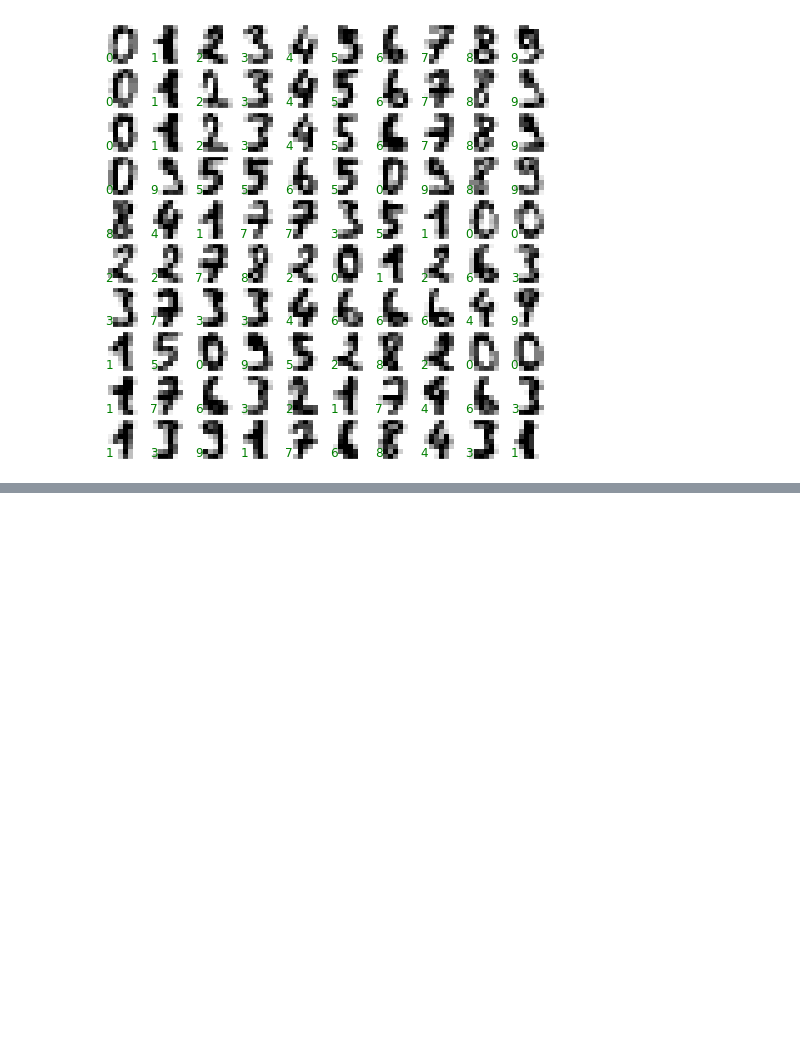
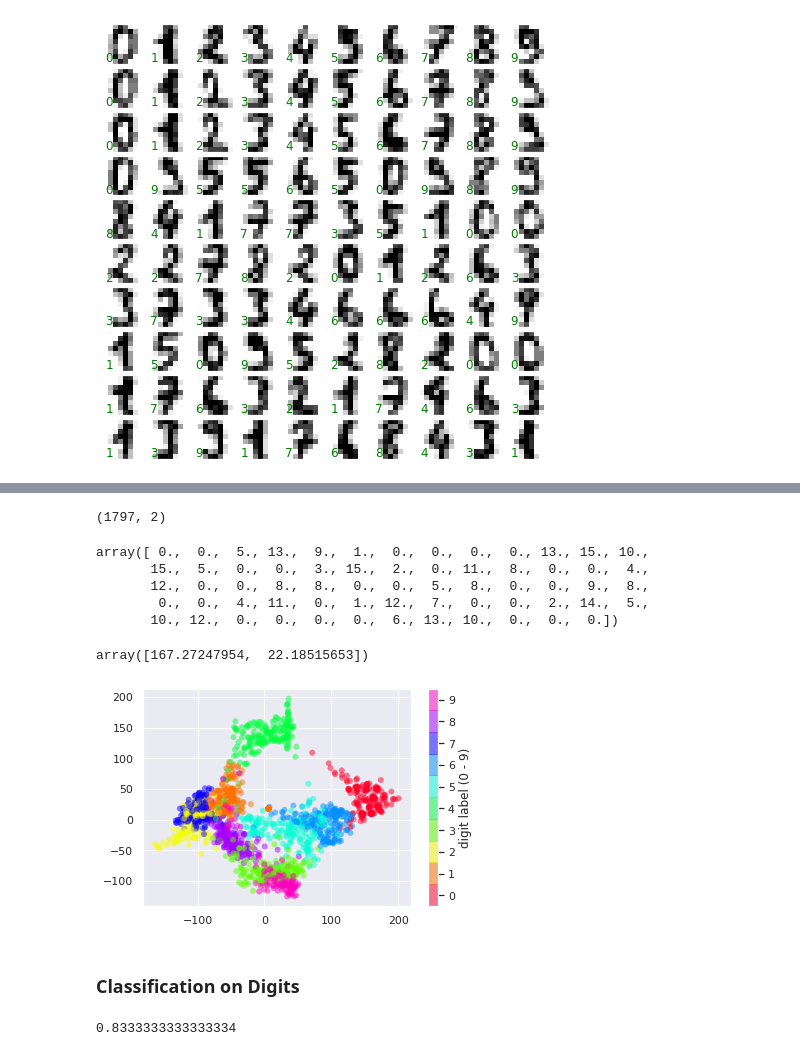
Before and after one commit to finesketch/data_science, a Jupyter notebook: Python_Data_Science_Handbook/05_Machine_Learning.ipynb, the cells around one changed output, grey strips where cells are left out. Cells and saved outputs as stored; diff of their text form; code cells hidden in the pictures; blank space fills up the shorter version.

```diff
--- a/Python_Data_Science_Handbook/05_Machine_Learning.ipynb
+++ b/Python_Data_Science_Handbook/05_Machine_Learning.ipynb
@@ -312,0 +335,34 @@ for i, ax in enumerate(axes.flat):
+# %%
+from sklearn.manifold import Isomap           # 1. choose the model class
+iso = Isomap(n_components=2)                  # 2. instantiate the model with hyperparameters
+iso.fit(digits.data)                          # 3. fit to data
+data_projected = iso.transform(digits.data)   # 4. transform the data to two dimensions
+
+data_projected.shape # (1797, 2)
+# %% [output]
+(1797, 2)
+# %%
+digits.data[0]
+# %% [output]
+array([ 0.,  0.,  5., 13.,  9.,  1.,  0.,  0.,  0.,  0., 13., 15., 10.,
+       15.,  5.,  0.,  0.,  3., 15.,  2.,  0., 11.,  8.,  0.,  0.,  4.,
+       12.,  0.,  0.,  8.,  8.,  0.,  0.,  5.,  8.,  0.,  0.,  9.,  8.,
+        0.,  0.,  4., 11.,  0.,  1., 12.,  7.,  0.,  0.,  2., 14.,  5.,
+       10., 12.,  0.,  0.,  0.,  0.,  6., 13., 10.,  0.,  0.,  0.])
+# %%
+data_projected[0]
+# %% [output]
+array([167.27247954,  22.18515653])
+# %%
+plt.scatter(data_projected[:, 0],
+            data_projected[:, 1],
+            c=digits.target,
+            edgecolor='none',
+            alpha=0.5,
+            cmap=plt.cm.get_cmap('gist_rainbow', 10)) # https://gallantlab.github.io/colormaps.html
+plt.colorbar(label='digit label (0 - 9)', ticks=range(10))
+plt.clim(-0.5, 9.5);
+# %% [output]
+[figure, added]
+# %% [markdown]
+### Classification on Digits
@@ -312,0 +376,5 @@ for i, ax in enumerate(axes.flat):
+# %%
+from sklearn.metrics import accuracy_score
+accuracy_score(ytest, y_model). # about 83.33% accuracy
+# %% [output]
+0.8333333333333334
```
Also changed, not shown: parts of 40 cells of this notebook.
